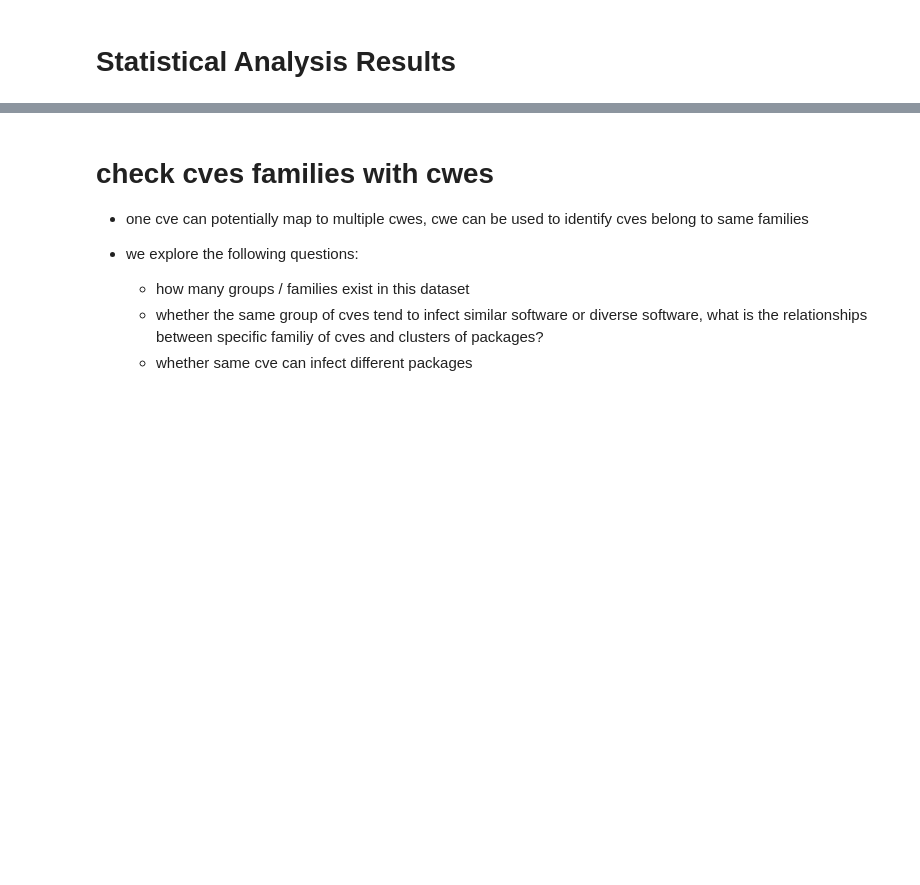
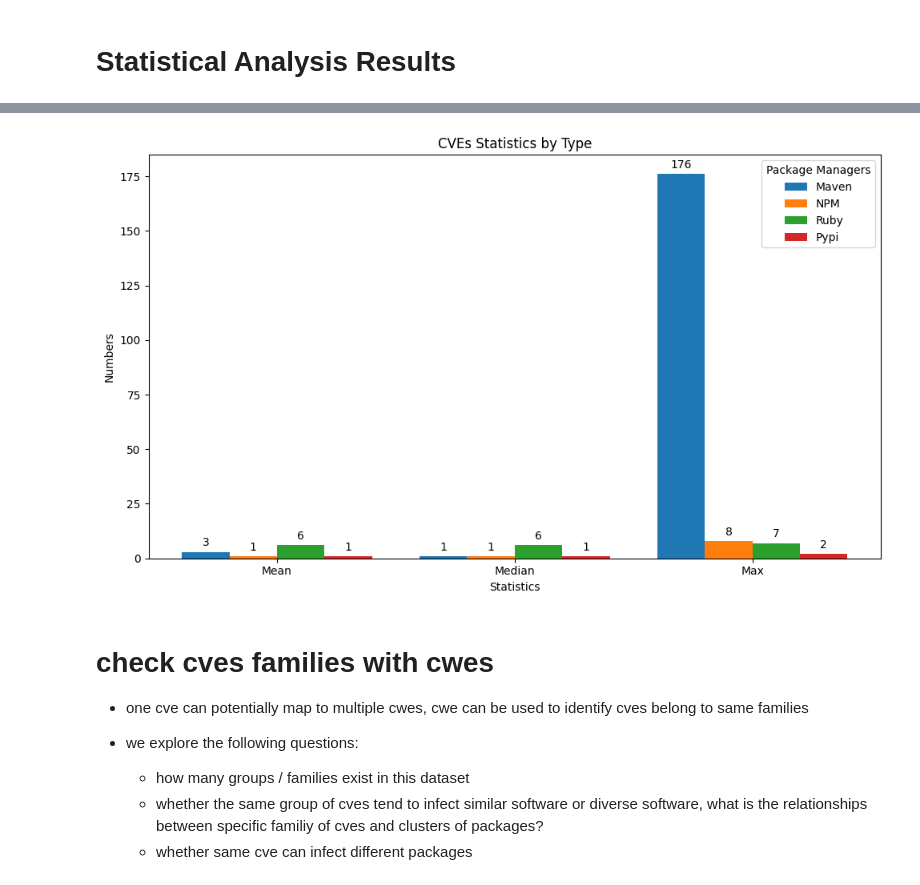
Before and after one commit to Wapiti08/DPAnalyzer, a Jupyter notebook: exp/json_exp.ipynb, the cells around one changed output, grey strips where cells are left out. Cells and saved outputs as stored; diff of their text form; code cells hidden in the pictures; blank space fills up the shorter version.

```diff
--- a/exp/json_exp.ipynb
+++ b/exp/json_exp.ipynb
@@ -43,3 +213,53 @@ len(list(cve_json.keys()))
+# %%
+import matplotlib.pyplot as plt
+import numpy as np
+
+# Combine the data for plotting
+categories = list(mean_cves.keys())
+x_labels = ['Mean', 'Median', 'Max']
+data = {
+    'Maven': [mean_cves['Maven'], med_cves['Maven'], max_cves['Maven']],
+    'NPM': [mean_cves['NPM'], med_cves['NPM'], max_cves['NPM']],
+    'Ruby': [mean_cves['Ruby'], med_cves['Ruby'], max_cves['Ruby']],
+    'Pypi': [mean_cves['Pypi'], med_cves['Pypi'], max_cves['Pypi']]
+}
+
+# Create a bar chart
+bar_width = 0.2
+x = np.arange(len(x_labels))  # the label locations
+
+fig, ax = plt.subplots(figsize=(10, 6))
+
+# Plotting each set of data
+for i, (label, values) in enumerate(data.items()):
+    ax.bar(x + i * bar_width, values, bar_width, label=label)
+
+# Adding labels and title
+ax.set_xlabel('Statistics')
+ax.set_ylabel('Numbers')
+ax.set_title('CVEs Statistics by Type')
+ax.set_xticks(x + bar_width * 1.5)  # Centering the x ticks
+ax.set_xticklabels(x_labels)
+ax.legend(title='Package Managers')
+
+# Adding bar labels
+def add_labels(bars):
+    for bar in bars:
+        height = bar.get_height()
+        ax.annotate('{}'.format(height),
+                    xy=(bar.get_x() + bar.get_width() / 2, height),
+                    xytext=(0, 3),  # 3 points vertical offset
+                    textcoords="offset points",
+                    ha='center', va='bottom')
+
+# Add labels for each set of bars
+for i in range(len(data)):
+    add_labels(ax.patches[i * len(x_labels):(i + 1) * len(x_labels)])
+
+plt.tight_layout()
+plt.show()
+# %% [output]
+[figure, added]
 # %% [markdown]
 # check cves families with cwes
 
```
Also changed, not shown: parts of 9 cells of this notebook.
